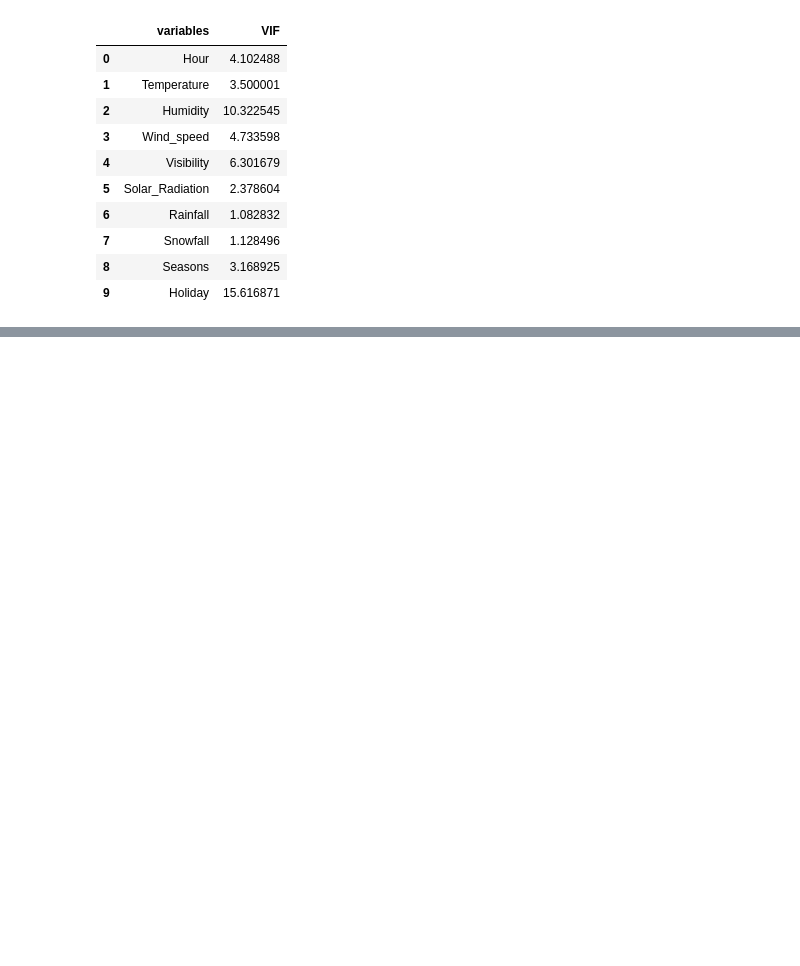
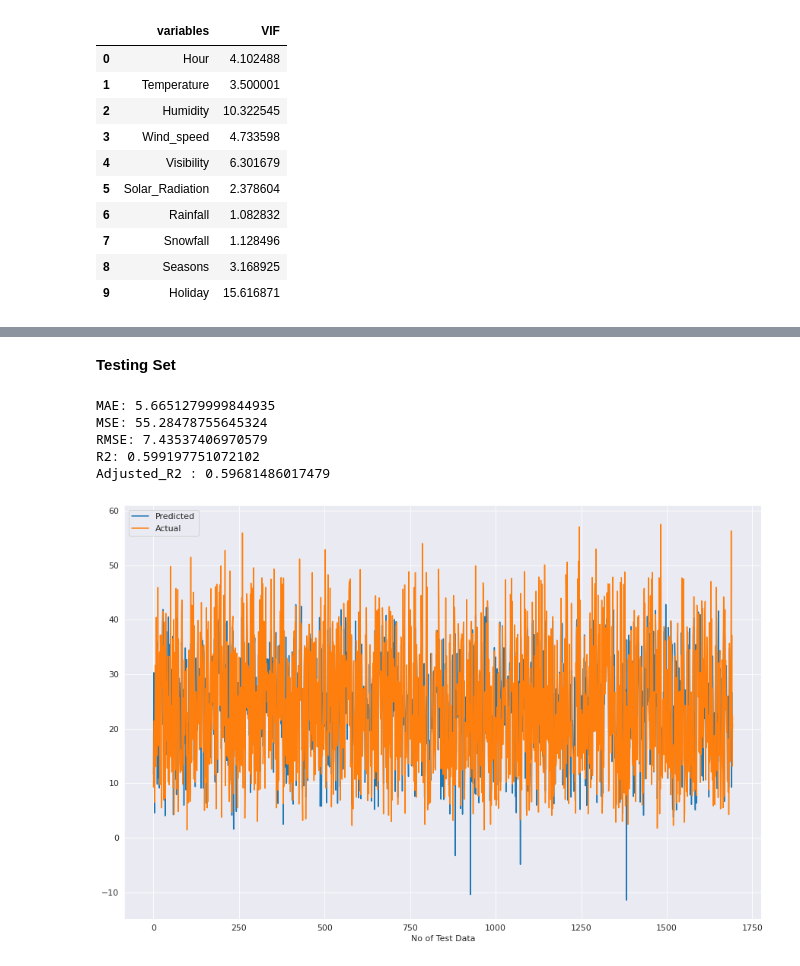
Before and after one commit to victorious07/Seoul-Bike-Sharing-Demand-Prediction, a Jupyter notebook: Seoul_Bike_Sharing_Demand_Prediction_Capstone_Project.ipynb, the cells around one changed output, grey strips where cells are left out. Cells and saved outputs as stored; diff of their text form; code cells hidden in the pictures; blank space fills up the shorter version.

```diff
--- a/Seoul_Bike_Sharing_Demand_Prediction_Capstone_Project.ipynb
+++ b/Seoul_Bike_Sharing_Demand_Prediction_Capstone_Project.ipynb
@@ -389,0 +400,2 @@ calc_vif(seoul_bike_df.drop(columns= ['Date','Rented_Bike_Count','Dew_point_temp
+# %%
+X_train, X_test, Y_train, Y_test = train_test_split(X, Y, test_size=0.2, random_state=0)
@@ -389,0 +408,6 @@ calc_vif(seoul_bike_df.drop(columns= ['Date','Rented_Bike_Count','Dew_point_temp
+# %%
+#Scaling the data using Standard Scaler
+from sklearn.preprocessing import StandardScaler
+scaler=StandardScaler()
+X_train=scaler.fit_transform(X_train)
+X_test=scaler.transform(X_test)
@@ -389,0 +436,3 @@ calc_vif(seoul_bike_df.drop(columns= ['Date','Rented_Bike_Count','Dew_point_temp
+# %%
+regressor = LinearRegression()
+regressor.fit(X_train,Y_train)
@@ -389,0 +454,3 @@ calc_vif(seoul_bike_df.drop(columns= ['Date','Rented_Bike_Count','Dew_point_temp
+# %%
+y_train_pred = regressor.predict(X_train)
+y_test_pred = regressor.predict(X_test)
@@ -389,0 +479,2 @@ calc_vif(seoul_bike_df.drop(columns= ['Date','Rented_Bike_Count','Dew_point_temp
+# %% [markdown]
+**Testing Set**
@@ -389,0 +483,8 @@ calc_vif(seoul_bike_df.drop(columns= ['Date','Rented_Bike_Count','Dew_point_temp
+# %%
+print(f'MAE: {evaluation_score[0]}\nMSE: {evaluation_score[1]}\nRMSE: {evaluation_score[2]}\nR2: {evaluation_score[3]}\nAdjusted_R2 : {evaluation_score[4]}')
+# %% [output]
+MAE: 5.6651279999844935
+MSE: 55.28478755645324
+RMSE: 7.43537406970579
+R2: 0.599197751072102
+Adjusted_R2 : 0.59681486017479
@@ -389,0 +501,9 @@ calc_vif(seoul_bike_df.drop(columns= ['Date','Rented_Bike_Count','Dew_point_temp
+# %%
+plt.figure(figsize=(15,10))
+plt.plot(y_test_pred)
+plt.plot(np.array(Y_test))
+plt.legend(["Predicted","Actual"])
+plt.xlabel('No of Test Data')
+plt.show()
+# %% [output]
+[figure, added]
```
Also changed, not shown: parts of 19 cells of this notebook.
